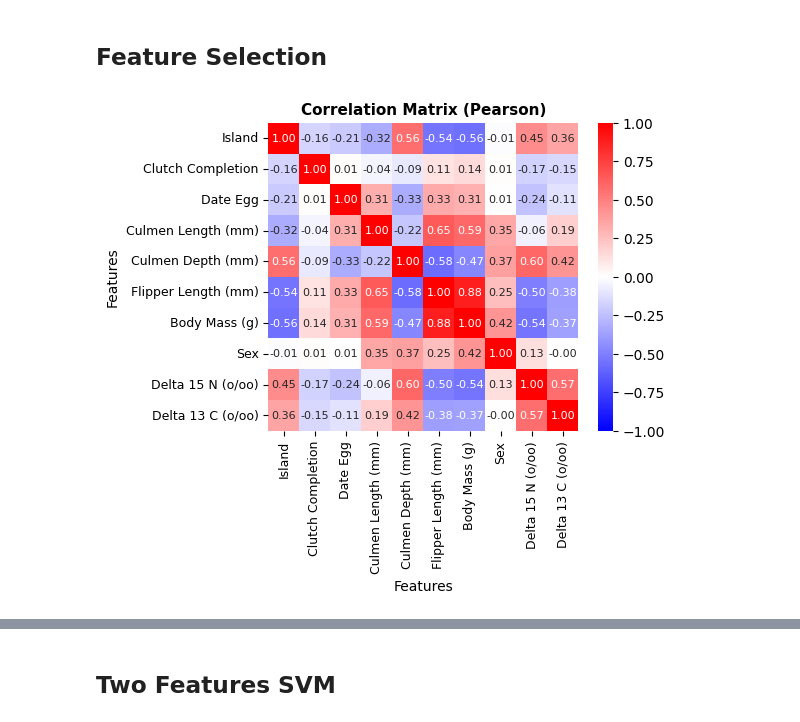
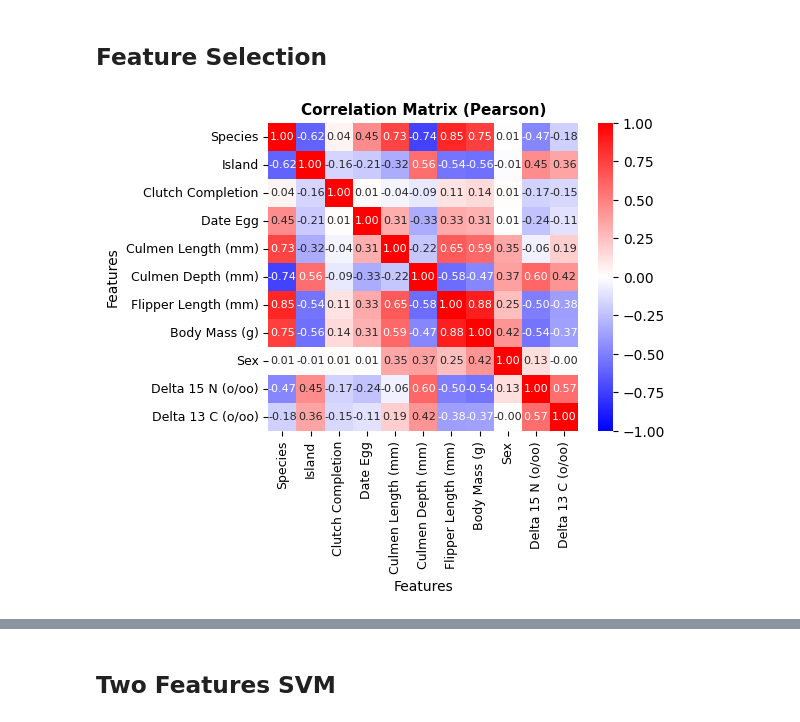
Before and after one commit to Habiburr0hman/penguin-classification, a Jupyter notebook: svm.ipynb, the cells around one changed output, grey strips where cells are left out. Cells and saved outputs as stored; diff of their text form; code cells hidden in the pictures.

```diff
--- a/svm.ipynb
+++ b/svm.ipynb
@@ -87,5 +81,0 @@ numeric_cols = [col for col in df.columns if df[col].dtype in ('int64', 'float64
-# %%
-for col in categorical_cols:
-    df[col] = df[col].apply(lambda x: x.lower())
-
-df
@@ -117,6 +96,6 @@ chinstrap     67
 Name: count, dtype: int64
 # %%
-species = ['adelie', 'chinstrap', 'gentoo']
+species = ['Adelie', 'Chinstrap', 'Gentoo']
 
 def encode_category(x, order):
     return order.index(x)
@@ -132,14 +111,17 @@ for col in categorical_cols:
 # %% [markdown]
 ## Feature Selection
 # %%
+df_encoded = df.copy()
+df_encoded['Species'] = df['Species'].apply(lambda x: encode_category(x, species))
+
 plt.figure(figsize=(5, 4))
-ax = sns.heatmap(df.corr(method='pearson', numeric_only=True), vmin=-1, vmax=1, cmap='bwr', annot=True, fmt='.2f', annot_kws={'fontsize': 8})
+ax = sns.heatmap(df_encoded.corr(method='pearson'), vmin=-1, vmax=1, cmap='bwr', annot=True, fmt='.2f', annot_kws={'fontsize': 8})
 ax.set_xticklabels(ax.get_xticklabels(), fontdict={'fontsize': 9})
 ax.set_yticklabels(ax.get_yticklabels(), fontdict={'fontsize': 9})
 plt.title('Correlation Matrix (Pearson)', fontweight='bold', fontsize='11')
 plt.xlabel('Features', fontsize=10)
 plt.ylabel('Features', fontsize=10)
 plt.show()
 # %% [output]
-[figure, old version]
+[figure, new version]
 # %%
```
Also changed, not shown: parts of 23 cells of this notebook.
